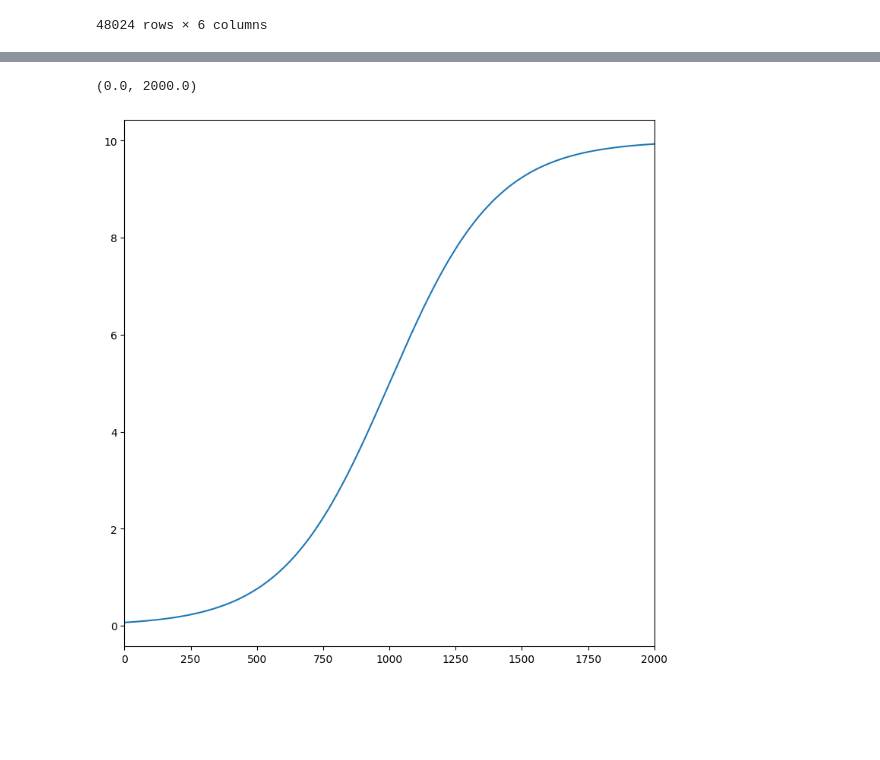
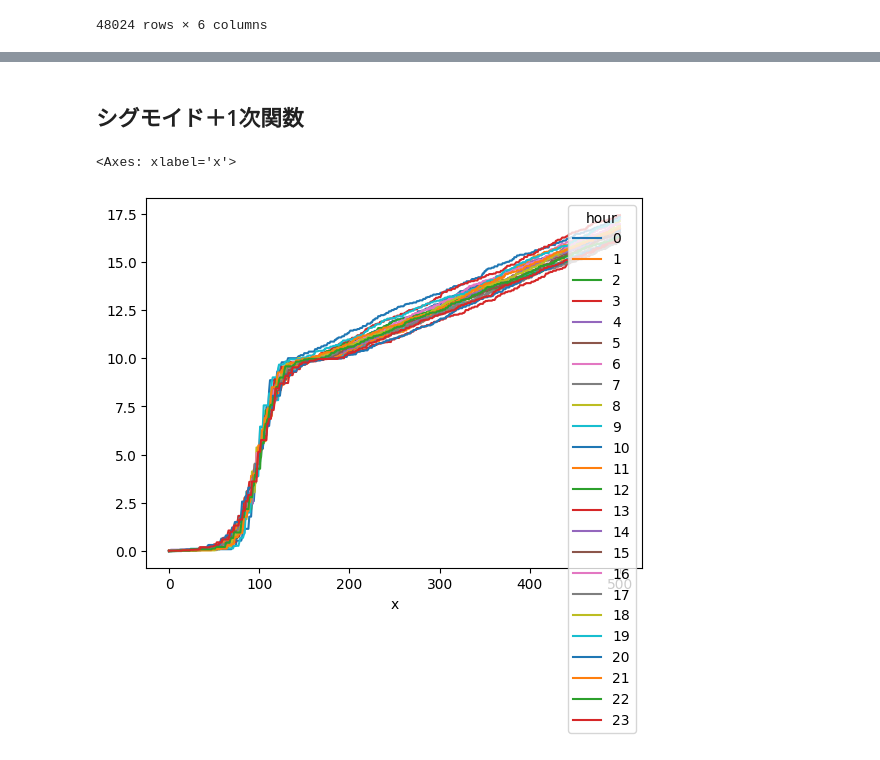
Before and after one commit to earth06/pr_cmdstan, a Jupyter notebook: NoteBook/accum_curve_fitting/create_accum_curve_dataset.ipynb, the cells around one changed output, grey strips where cells are left out. Cells and saved outputs as stored; diff of their text form; code cells hidden in the pictures; blank space fills up the shorter version.

```diff
--- a/NoteBook/accum_curve_fitting/create_accum_curve_dataset.ipynb
+++ b/NoteBook/accum_curve_fitting/create_accum_curve_dataset.ipynb
@@ -206,7 +199,2 @@ ax.set_xlim(0,2000)
-# %%
-fig,ax = plt.subplots(figsize=(9,9))
-ax.plot(x,y)
-ax.set_xlim(0,2000)
-# %% [output]
-(0.0, 2000.0)
-[figure, removed]
+# %% [markdown]
+## シグモイド＋1次関数
@@ -212,0 +404,7 @@ ax.set_xlim(0,2000)
+# %%
+dfpv = dfout.pivot_table(index="x", columns="hour", values="y")
+# %%
+dfpv.plot()
+# %% [output]
+<Axes: xlabel='x'>
+[figure, added]
```
Also changed, not shown: parts of 5 cells of this notebook, 3 other files.
